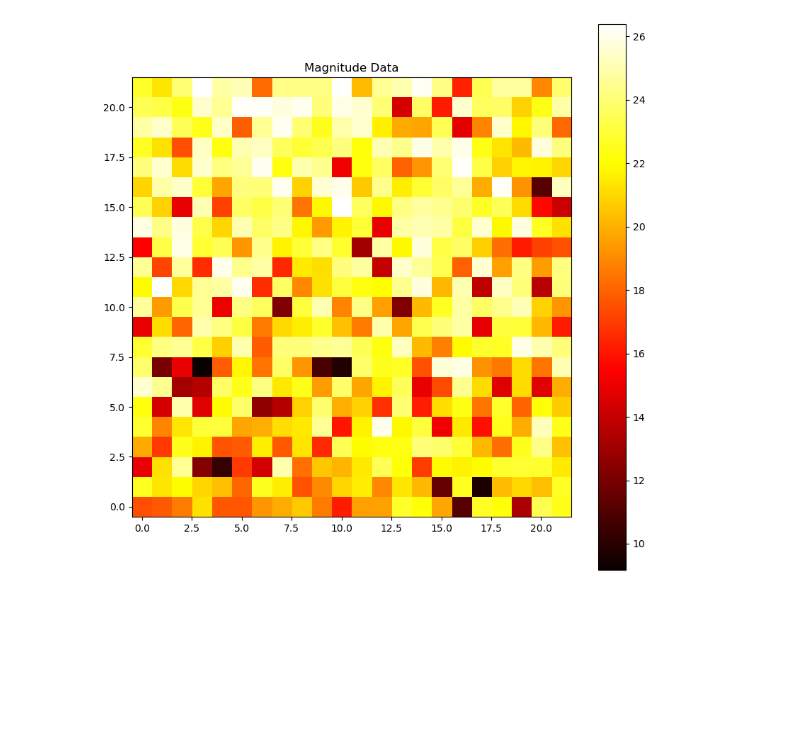
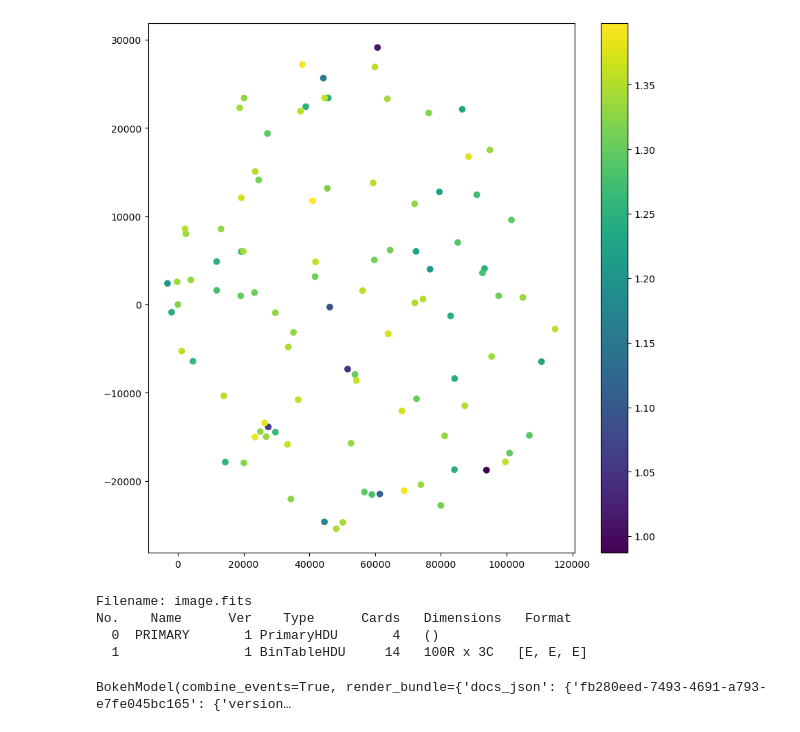
Before and after one commit to wasnaqvi/SIP, a Jupyter notebook: Notebooks/Phase0_sim.ipynb, the cells around one changed output. Saved outputs shown, nothing was run; the diff lists cells and outputs as text; code cells hidden in the pictures; blank space fills up the shorter version.

```diff
--- a/Notebooks/Phase0_sim.ipynb
+++ b/Notebooks/Phase0_sim.ipynb
@@ -149,44 +98,23 @@ ValueError: Illegal value: <Quantity [208.79833035, 209.05117206, 206.99456539,
-# %%
-from astropy.io import fits
-import numpy as np
-import matplotlib.pyplot as plt
-
-# Create Primary HDU for the magnitude data
-hdu_mag = fits.PrimaryHDU(data=data.get('CASTOR_g_app')[:500].value)
-hdu_mag.header['EXTNAME'] = 'MAGNITUDE'
-
-# Create HDU for RA
-hdu_ra = fits.ImageHDU(data=data.get('RA')[:500].value)
-hdu_ra.header['EXTNAME'] = 'RA'
-
-# Create HDU for DEC
-hdu_dec = fits.ImageHDU(data=data.get('DEC')[:500].value)
-hdu_dec.header['EXTNAME'] = 'DEC'
-
-# Create an HDU list and write to file
-hdul = fits.HDUList([hdu_mag, hdu_ra, hdu_dec])
-hdul.writeto('image.fits', overwrite=True)
-
-import numpy as np
-import matplotlib.pyplot as plt
-from astropy.io import fits
-
-# Read FITS file and get data
-with fits.open('image.fits') as hdul:
-    image_data = hdul['MAGNITUDE'].data
-
-# Check if data is 1D and reshape if necessary
-if image_data.ndim == 1:
-    # Example: reshape the 1D array into a 2D array
-    # You need to know the correct dimensions for this
-    height = int(np.sqrt(image_data.size))  # Just an example; adjust as needed
-    width = image_data.size // height
-    image_data = image_data[:height*width].reshape((height, width))
-
-plt.figure(figsize=(10, 10))
-plt.imshow(image_data, cmap='hot', origin='lower')  # Added origin='lower' for correct orientation
-plt.colorbar()
-plt.title('Magnitude Data')
-plt.show()
-# %% [output]
-[figure, removed]
+# %%
+# plot image.fits using matplotlib
+import matplotlib.pyplot as plt
+
+image_data = fits.getdata('image.fits', ext=1)
+plt.figure(figsize=(10,10))
+plt.scatter(image_data['ra'], image_data['dec'], c=image_data['g_mag'])
+plt.colorbar()
+plt.show()
+# %% [output]
+[figure, added]
+# %%
+with fits.open("image.fits") as hdul:
+    hdul.info()
+# %% [output]
+Filename: image.fits
+No.    Name      Ver    Type      Cards   Dimensions   Format
+  0  PRIMARY       1 PrimaryHDU       4   ()
+  1                1 BinTableHDU     14   100R x 3C   [E, E, E]
+# %%
+pyxel.display_detector(detector)
+# %% [output]
+BokehModel(combine_events=True, render_bundle={'docs_json': {'fb280eed-7493-4691-a793-e7fe045bc165': {'version…
```
Also changed, not shown: parts of 3 cells of this notebook, 13 other files.
